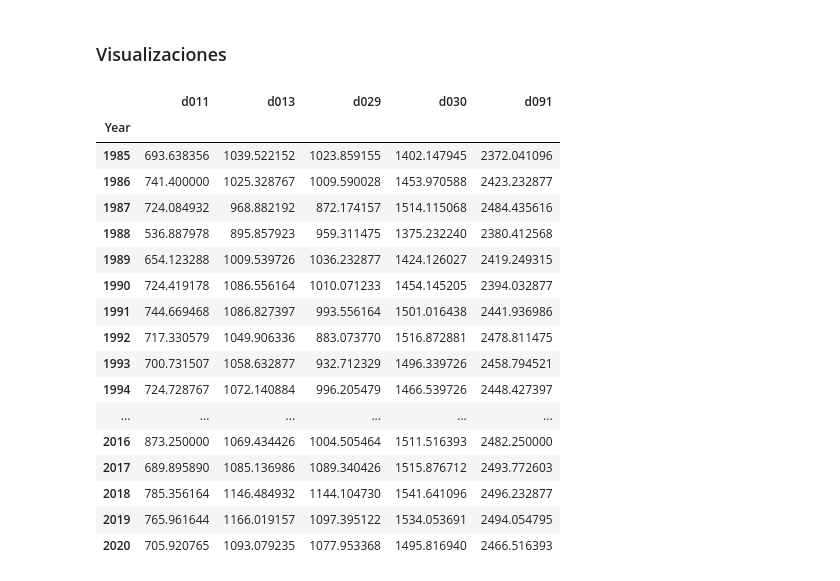
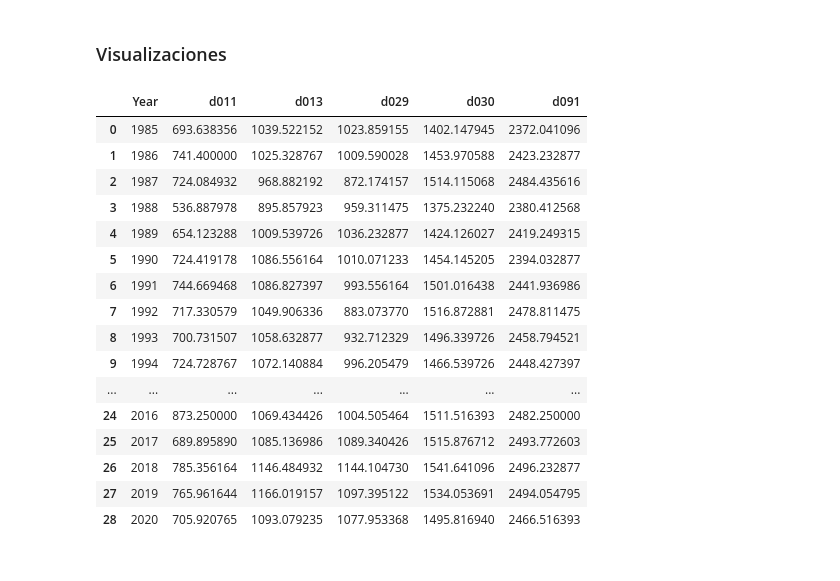
Before and after one commit to paulabenites/sea-level-variability, a Jupyter notebook: Sea Level Variability.ipynb, the cells around one changed output. Drawn from its saved outputs; the diff is of its cells as text; code cells hidden in the pictures.

Commit message:
Sea Level Visualization: var, plot 1985-2020

```diff
--- a/Sea Level Variability.ipynb
+++ b/Sea Level Variability.ipynb
@@ -30,5 +21,8 @@ df.head()
 # %%
-# Merge
+# Merge dataframe de cada estacion
+
+df = pd.read_csv('data/sea level center/d002.csv', names=['Year', 'Month', 'Day', 'd002'])
+df.head()
 
 df_names = ['d003', 'd004', 'd011', 'd013', 'd029', 'd030', 'd091', 'd092', 'd400']
 
@@ -36,8 +30,6 @@ for n in df_names:
     path = 'data/sea level center/{}.csv'.format(n)
     d_right = pd.read_csv(path, names=['Year', 'Month', 'Day', n])
     df = df.merge(d_right, how='outer', on=['Year', 'Month', 'Day'])
+
+df.sort_values(by=['Year', 'Month', 'Day'], inplace=True)
+df.reset_index(inplace=True, drop=True)
-# %%
-df.sort_values(by=['Year', 'Month', 'Day'], inplace=True)
-df.reset_index(inplace=True)
-
-df
@@ -209,10 +162,21 @@ df_85_20.replace(-32767, np.NaN, inplace=True)#Reemplazar por NaN
 # %%
+# Manejo de valores nulos en dataframe 1985 - 2020
+
+df_85_20 = df_85_20[['Year','Month','Day', 'd011', 'd013','d029','d030','d091']]
+
+# Manejo de valores atipicos (-32767
+df_85_20.replace(-32767, np.NaN, inplace=True)#Reemplazar por calores atipicos por  NaN
+
+
+# Se ha reemplazado estos valores por el promedio anual
 df_85_20['d011'] = df_85_20['d011'].fillna(df_85_20.groupby('Year')['d011'].transform('mean'))
 df_85_20['d013'] = df_85_20['d013'].fillna(df_85_20.groupby('Year')['d013'].transform('mean'))
 df_85_20['d029'] = df_85_20['d029'].fillna(df_85_20.groupby('Year')['d029'].transform('mean'))
 df_85_20['d030'] = df_85_20['d030'].fillna(df_85_20.groupby('Year')['d030'].transform('mean'))
 df_85_20['d091'] = df_85_20['d091'].fillna(df_85_20.groupby('Year')['d091'].transform('mean'))
 
+df_85_20.reset_index(inplace=True, drop=True)
+
 df_85_20
 # %% [output]
 |  | Year | Month | Day | d011 | d013 | d029 | d030 | d091 |
@@ -243,23 +195,27 @@ dtype: int64
 # %% [markdown]
 ### Visualizaciones
 # %%
-df_85_20[['Year','d011','d013', 'd029', 'd030', 'd091']].groupby('Year').mean()
+# Visualizacion de dataframe 1985 - 2020
+df_p=df_85_20.dropna()
+df_p = df_p[['Year','d011','d013', 'd029', 'd030', 'd091']].groupby('Year').mean()
+df_p.reset_index(inplace=True)
+
+df_p
 # %% [output]
-|  | d011 | d013 | d029 | d030 | d091 |
-| Year |  |  |  |  |  |
-| 1985 | 693.638356 | 1039.522152 | 1023.859155 | 1402.147945 | 2372.041096 |
-| 1986 | 741.400000 | 1025.328767 | 1009.590028 | 1453.970588 | 2423.232877 |
-| 1987 | 724.084932 | 968.882192 | 872.174157 | 1514.115068 | 2484.435616 |
-| 1988 | 536.887978 | 895.857923 | 959.311475 | 1375.232240 | 2380.412568 |
-| 1989 | 654.123288 | 1009.539726 | 1036.232877 | 1424.126027 | 2419.249315 |
-| 1990 | 724.419178 | 1086.556164 | 1010.071233 | 1454.145205 | 2394.032877 |
-| 1991 | 744.669468 | 1086.827397 | 993.556164 | 1501.016438 | 2441.936986 |
-| 1992 | 717.330579 | 1049.906336 | 883.073770 | 1516.872881 | 2478.811475 |
-| 1993 | 700.731507 | 1058.632877 | 932.712329 | 1496.339726 | 2458.794521 |
-| 1994 | 724.728767 | 1072.140884 | 996.205479 | 1466.539726 | 2448.427397 |
-| ... | ... | ... | ... | ... | ... |
-| 2016 | 873.250000 | 1069.434426 | 1004.505464 | 1511.516393 | 2482.250000 |
-| 2017 | 689.895890 | 1085.136986 | 1089.340426 | 1515.876712 | 2493.772603 |
-| 2018 | 785.356164 | 1146.484932 | 1144.104730 | 1541.641096 | 2496.232877 |
-| 2019 | 765.961644 | 1166.019157 | 1097.395122 | 1534.053691 | 2494.054795 |
-| 2020 | 705.920765 | 1093.079235 | 1077.953368 | 1495.816940 | 2466.516393 |
+|  | Year | d011 | d013 | d029 | d030 | d091 |
+| 0 | 1985 | 693.638356 | 1039.522152 | 1023.859155 | 1402.147945 | 2372.041096 |
+| 1 | 1986 | 741.400000 | 1025.328767 | 1009.590028 | 1453.970588 | 2423.232877 |
+| 2 | 1987 | 724.084932 | 968.882192 | 872.174157 | 1514.115068 | 2484.435616 |
+| 3 | 1988 | 536.887978 | 895.857923 | 959.311475 | 1375.232240 | 2380.412568 |
+| 4 | 1989 | 654.123288 | 1009.539726 | 1036.232877 | 1424.126027 | 2419.249315 |
+| 5 | 1990 | 724.419178 | 1086.556164 | 1010.071233 | 1454.145205 | 2394.032877 |
+| 6 | 1991 | 744.669468 | 1086.827397 | 993.556164 | 1501.016438 | 2441.936986 |
+| 7 | 1992 | 717.330579 | 1049.906336 | 883.073770 | 1516.872881 | 2478.811475 |
+| 8 | 1993 | 700.731507 | 1058.632877 | 932.712329 | 1496.339726 | 2458.794521 |
+| 9 | 1994 | 724.728767 | 1072.140884 | 996.205479 | 1466.539726 | 2448.427397 |
+| ... | ... | ... | ... | ... | ... | ... |
+| 24 | 2016 | 873.250000 | 1069.434426 | 1004.505464 | 1511.516393 | 2482.250000 |
+| 25 | 2017 | 689.895890 | 1085.136986 | 1089.340426 | 1515.876712 | 2493.772603 |
+| 26 | 2018 | 785.356164 | 1146.484932 | 1144.104730 | 1541.641096 | 2496.232877 |
+| 27 | 2019 | 765.961644 | 1166.019157 | 1097.395122 | 1534.053691 | 2494.054795 |
+| 28 | 2020 | 705.920765 | 1093.079235 | 1077.953368 | 1495.816940 | 2466.516393 |
```
Also changed, not shown: parts of 27 cells of this notebook.
